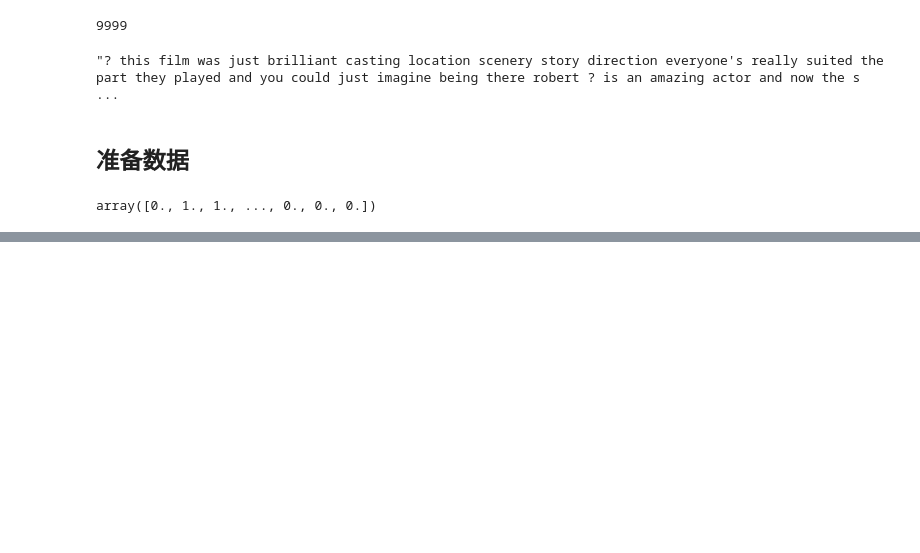
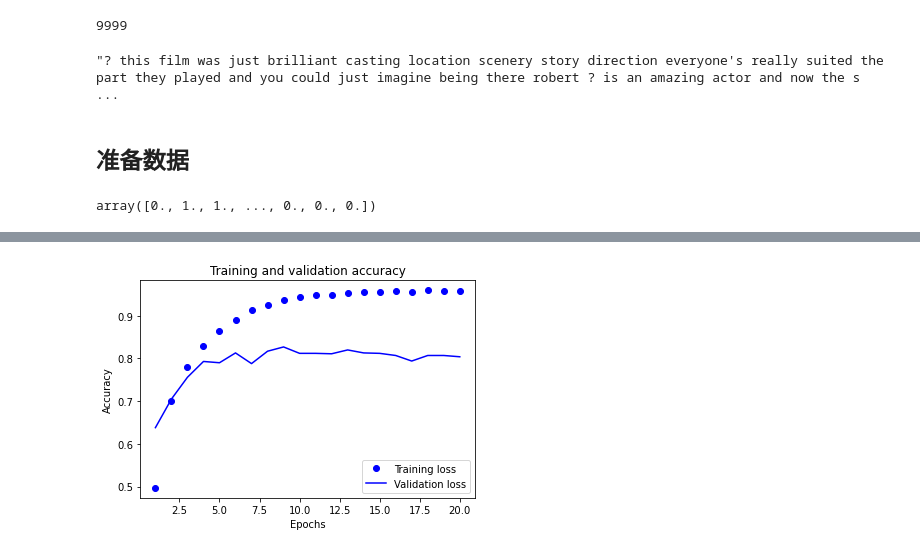
Before and after one commit to Sakurajima-sight/Deep-Learning-with-Python, a Jupyter notebook: chapter 03/Untitled.ipynb, the cells around one changed output, grey strips where cells are left out. Drawn from its saved outputs; the diff is of its cells as text; code cells hidden in the pictures; blank space fills up the shorter version.

```diff
--- a/chapter 03/Untitled.ipynb
+++ b/chapter 03/Untitled.ipynb
@@ -334,0 +484,17 @@ results
+# %%
+# 清空图像
+plt.clf()
+
+acc=history.history['accuracy']
+val_acc=history.history['val_accuracy']
+
+plt.plot(epochs,acc,'bo',label='Training loss')
+plt.plot(epochs,val_acc,'b',label='Validation loss')
+plt.title('Training and validation accuracy')
+plt.xlabel('Epochs')
+plt.ylabel('Accuracy')
+plt.legend()
+
+plt.show()
+# %% [output]
+[figure, added]
```
Also changed, not shown: parts of 73 cells of this notebook.
